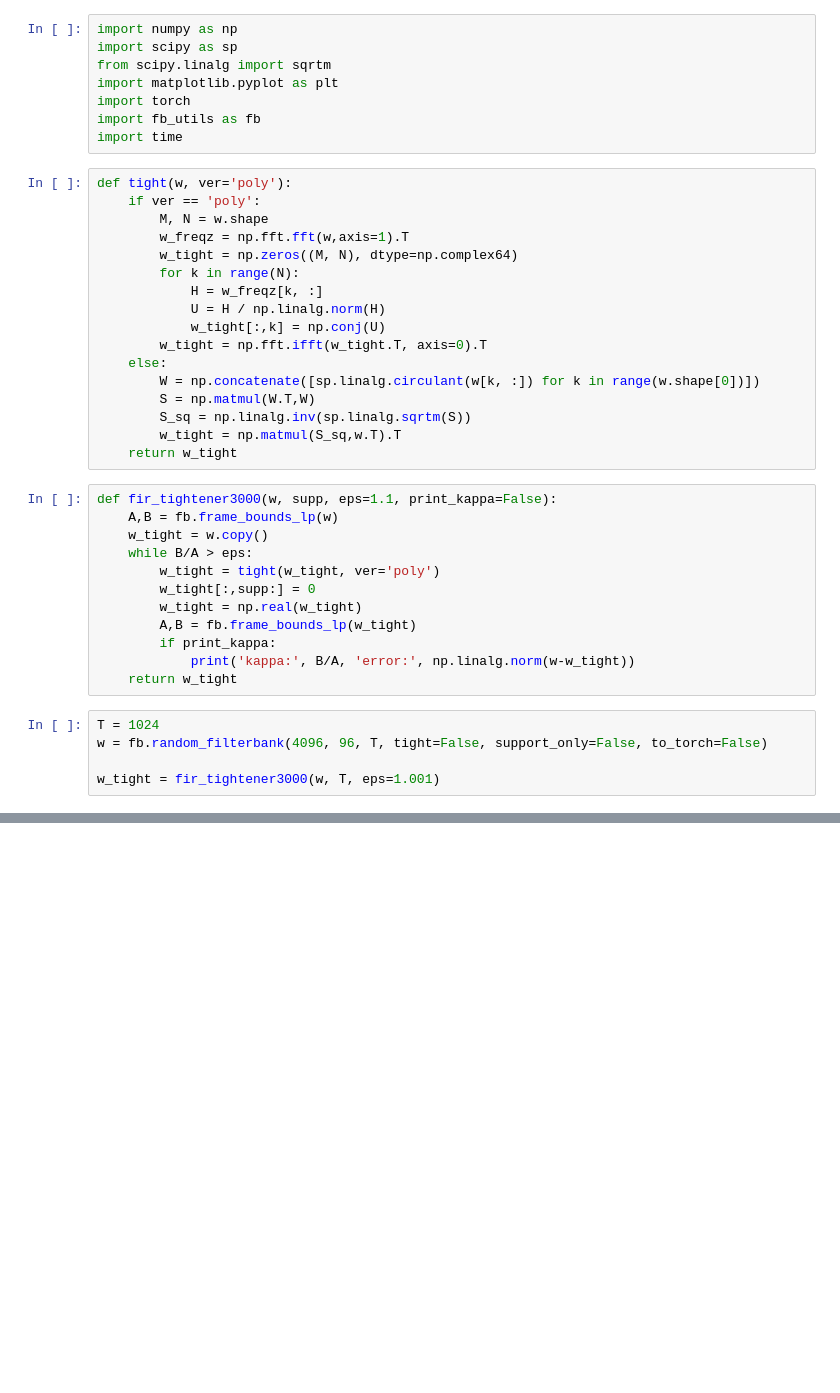
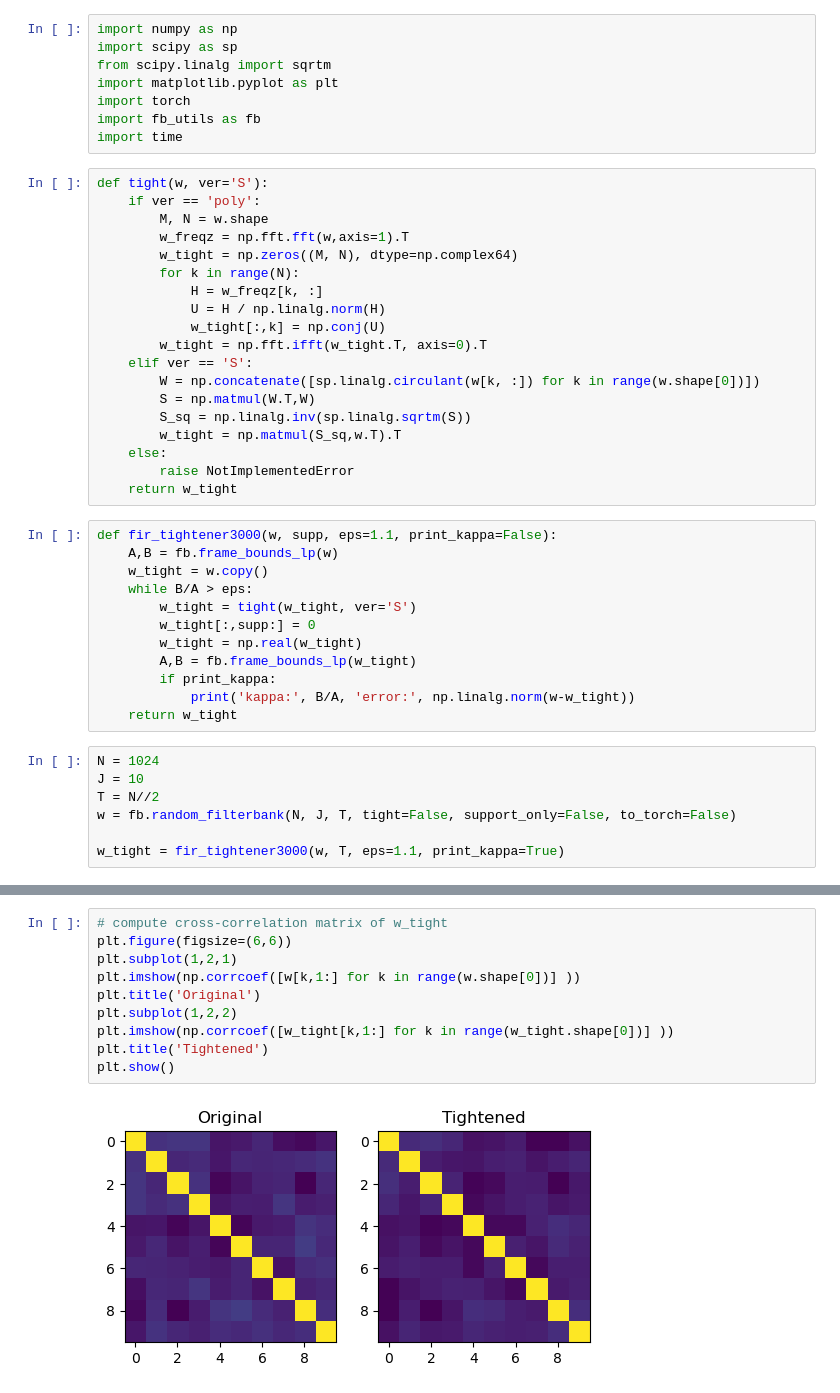
Before and after one commit to danedane-haider/Random-Filterbanks, a Jupyter notebook: Stability of Random Filterbanks under Gradient Descent/Tight_FIR.ipynb, the cells around one changed output, grey strips where cells are left out. Saved outputs shown, nothing was run; the diff lists cells and outputs as text; blank space fills up the shorter version.

```diff
--- a/Stability of Random Filterbanks under Gradient Descent/Tight_FIR.ipynb
+++ b/Stability of Random Filterbanks under Gradient Descent/Tight_FIR.ipynb
@@ -7,7 +7,7 @@ import torch
 import fb_utils as fb
 import time
 # %%
-def tight(w, ver='poly'):
+def tight(w, ver='S'):
     if ver == 'poly':
         M, N = w.shape
         w_freqz = np.fft.fft(w,axis=1).T
@@ -17,18 +17,20 @@ def tight(w, ver='poly'):
             U = H / np.linalg.norm(H)
             w_tight[:,k] = np.conj(U)
         w_tight = np.fft.ifft(w_tight.T, axis=0).T
-    else:
+    elif ver == 'S':
         W = np.concatenate([sp.linalg.circulant(w[k, :]) for k in range(w.shape[0])])
         S = np.matmul(W.T,W)
         S_sq = np.linalg.inv(sp.linalg.sqrtm(S))
         w_tight = np.matmul(S_sq,w.T).T
+    else:
+        raise NotImplementedError
     return w_tight
 # %%
 def fir_tightener3000(w, supp, eps=1.1, print_kappa=False):
     A,B = fb.frame_bounds_lp(w)
     w_tight = w.copy()
     while B/A > eps:
-        w_tight = tight(w_tight, ver='poly')
+        w_tight = tight(w_tight, ver='S')
         w_tight[:,supp:] = 0
         w_tight = np.real(w_tight)
         A,B = fb.frame_bounds_lp(w_tight)
@@ -36,7 +38,9 @@ def fir_tightener3000(w, supp, eps=1.1, print_kappa=False):
             print('kappa:', B/A, 'error:', np.linalg.norm(w-w_tight))
     return w_tight
 # %%
-T = 1024
-w = fb.random_filterbank(4096, 96, T, tight=False, support_only=False, to_torch=False)
+N = 1024
+J = 10
+T = N//2
+w = fb.random_filterbank(N, J, T, tight=False, support_only=False, to_torch=False)
 
-w_tight = fir_tightener3000(w, T, eps=1.001)
+w_tight = fir_tightener3000(w, T, eps=1.1, print_kappa=True)
@@ -42,0 +65,12 @@ w_tight = fir_tightener3000(w, T, eps=1.001)
+# %%
+# compute cross-correlation matrix of w_tight
+plt.figure(figsize=(6,6))
+plt.subplot(1,2,1)
+plt.imshow(np.corrcoef([w[k,1:] for k in range(w.shape[0])] ))
+plt.title('Original')
+plt.subplot(1,2,2)
+plt.imshow(np.corrcoef([w_tight[k,1:] for k in range(w_tight.shape[0])] ))
+plt.title('Tightened')
+plt.show()
+# %% [output]
+[figure, added]
```
Also changed, not shown: parts of 2 cells of this notebook, 1 other file.
